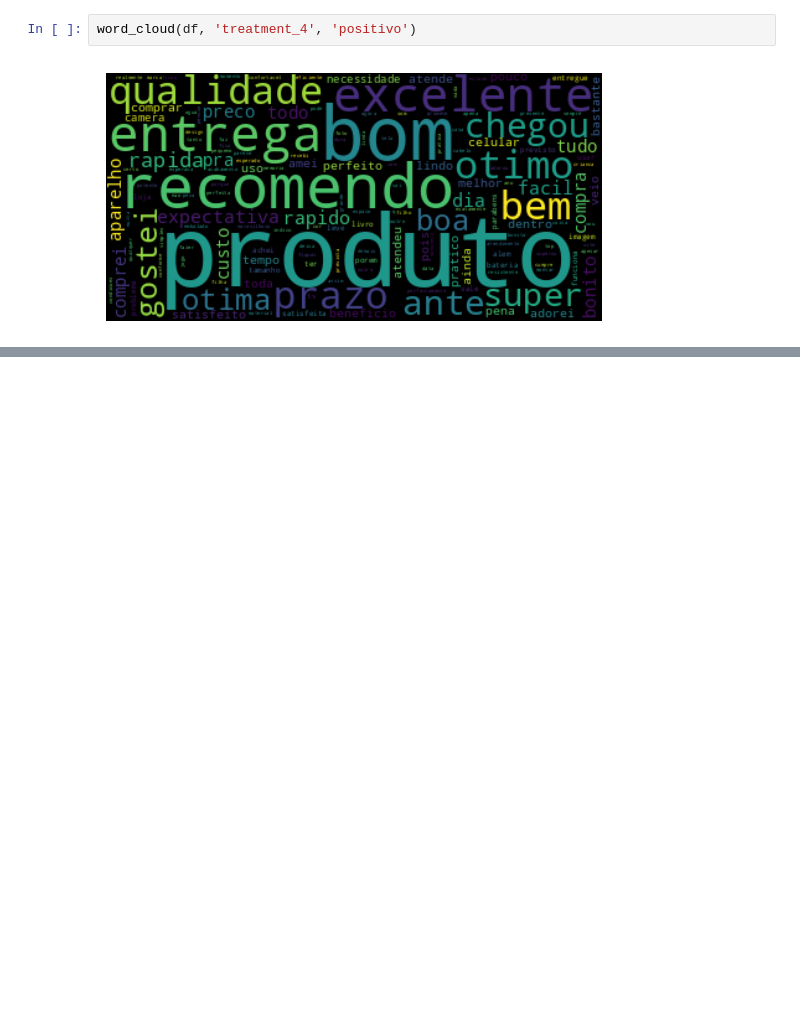
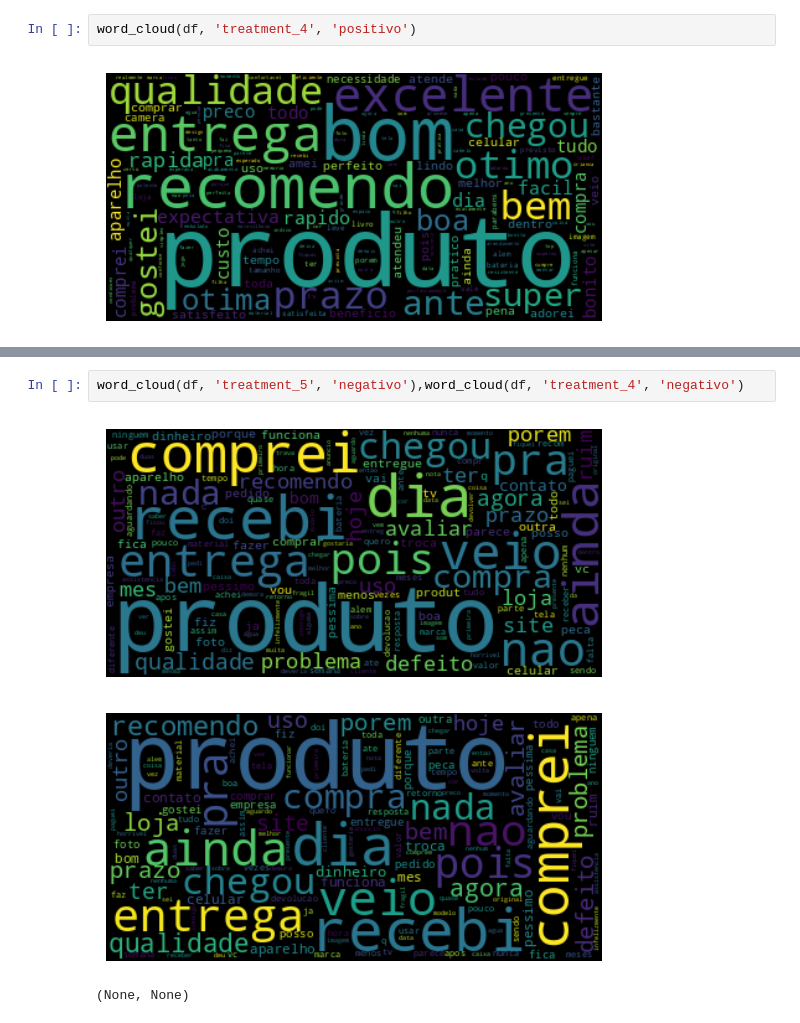
Before and after one commit to isadays/NLP, a Jupyter notebook: Modelo.ipynb, the cells around one changed output, grey strips where cells are left out. Cells and saved outputs as stored; diff of their text form; blank space fills up the shorter version.

```diff
--- a/Modelo.ipynb
+++ b/Modelo.ipynb
@@ -373,0 +399,6 @@ word_cloud(df, 'treatment_4', 'positivo')
+# %%
+word_cloud(df, 'treatment_5', 'negativo'),word_cloud(df, 'treatment_4', 'negativo')
+# %% [output]
+[figure, added]
+[figure, added]
+(None, None)
```
Also changed, not shown: parts of 3 cells of this notebook.
